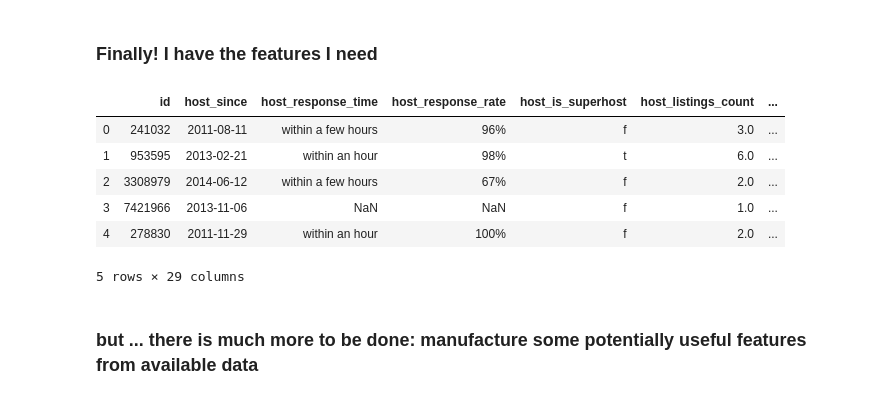
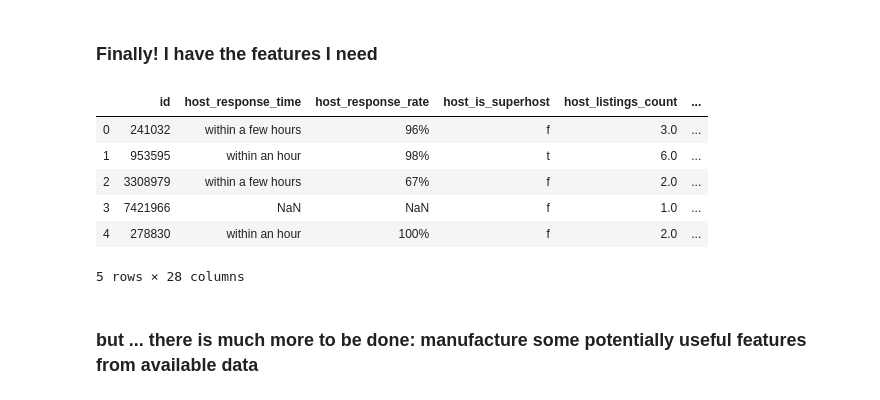
Before and after one commit to BambooPalace/UdacityDataScienceNanoDegree, a Jupyter notebook: Airbnb Dataset Analysis.ipynb, the cells around one changed output. Saved outputs shown, nothing was run; the diff lists cells and outputs as text; code cells hidden in the pictures.

```diff
--- a/Airbnb Dataset Analysis.ipynb
+++ b/Airbnb Dataset Analysis.ipynb
@@ -331,22 +329,22 @@ listing.iloc[:,90:100].sample()
 ### Finally! I have the features I need
 # %%
 
-features = ['id','host_since','host_response_time','host_response_rate','host_is_superhost','host_listings_count',\
+features = ['id','host_response_time','host_response_rate','host_is_superhost','host_listings_count',\
             'host_identity_verified','neighbourhood_group_cleansed','is_location_exact','property_type','room_type',\
            'accommodates','bathrooms','bedrooms','beds','bed_type','amenities','price','security_deposit',\
             'cleaning_fee','guests_included','extra_people','minimum_nights','maximum_nights','number_of_reviews',\
            'review_scores_rating','instant_bookable','cancellation_policy','reviews_per_month']
 
 listing_cleansed=listing[features]
 listing_cleansed.head()
 # %% [output]
-|  | id | host_since | host_response_time | host_response_rate | host_is_superhost | host_listings_count | ... |
-| 0 | 241032 | 2011-08-11 | within a few hours | 96% | f | 3.0 | ... |
-| 1 | 953595 | 2013-02-21 | within an hour | 98% | t | 6.0 | ... |
-| 2 | 3308979 | 2014-06-12 | within a few hours | 67% | f | 2.0 | ... |
-| 3 | 7421966 | 2013-11-06 | NaN | NaN | f | 1.0 | ... |
-| 4 | 278830 | 2011-11-29 | within an hour | 100% | f | 2.0 | ... |
+|  | id | host_response_time | host_response_rate | host_is_superhost | host_listings_count | ... |
+| 0 | 241032 | within a few hours | 96% | f | 3.0 | ... |
+| 1 | 953595 | within an hour | 98% | t | 6.0 | ... |
+| 2 | 3308979 | within a few hours | 67% | f | 2.0 | ... |
+| 3 | 7421966 | NaN | NaN | f | 1.0 | ... |
+| 4 | 278830 | within an hour | 100% | f | 2.0 | ... |
-5 rows × 29 columns
+5 rows × 28 columns
 # %% [markdown]
 ### but ... there is much more to be done: manufacture some potentially useful features from available data
 # %%
```
Also changed, not shown: parts of 22 cells of this notebook.
